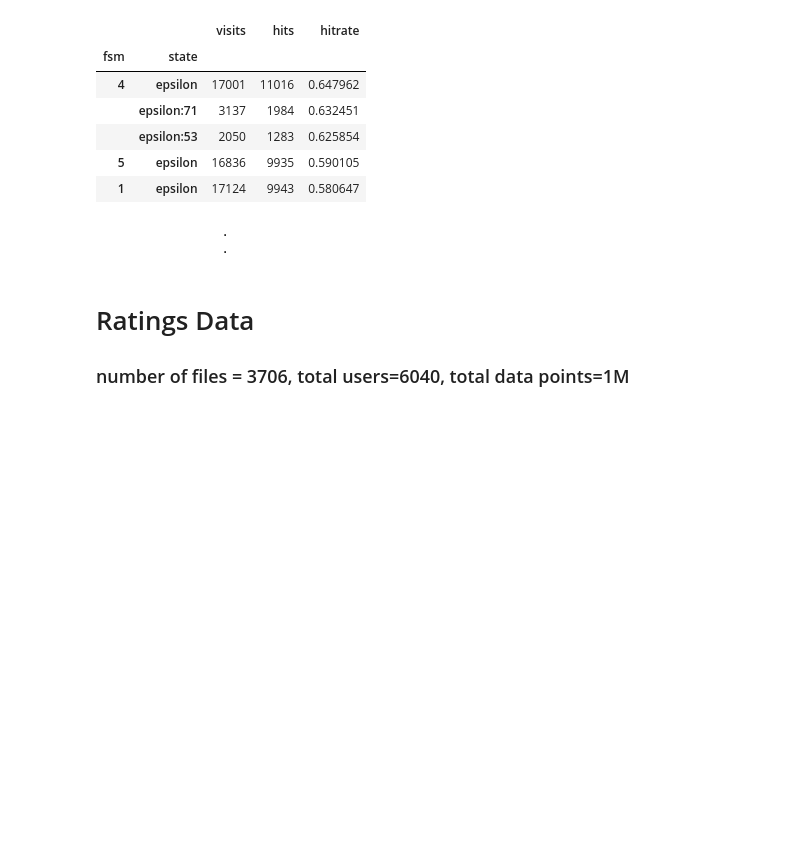
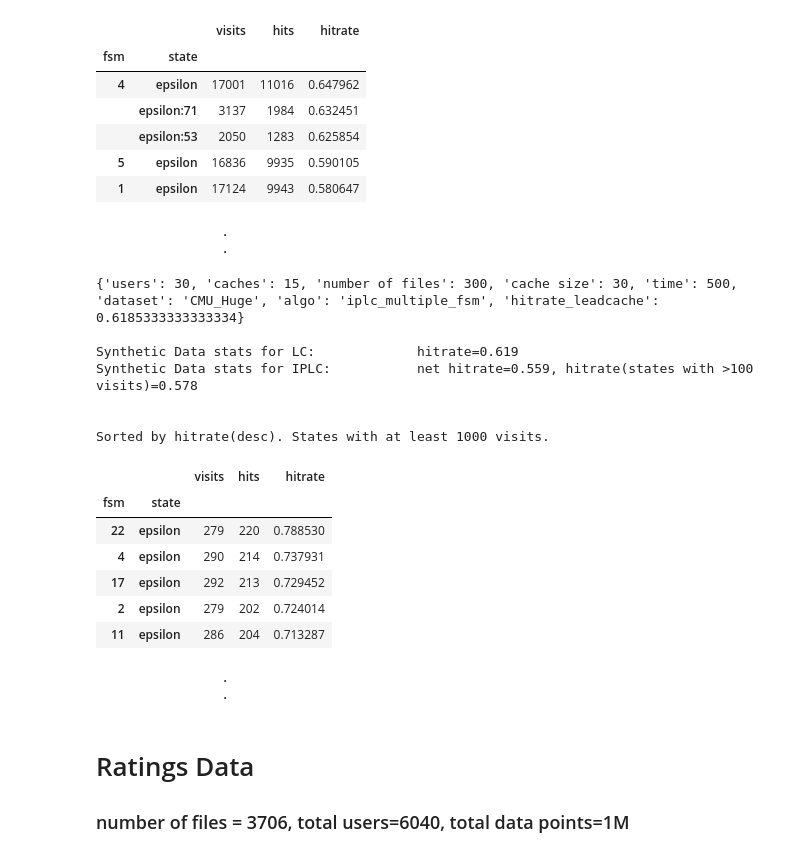
Before and after one commit to AtivJoshi/UniversalCaching, a Jupyter notebook: results.ipynb, the cells around one changed output. Cells and saved outputs as stored; diff of their text form; code cells hidden in the pictures; blank space fills up the shorter version.

Commit message:
added data

```diff
--- a/results.ipynb
+++ b/results.ipynb
@@ -72,6 +73,42 @@ Sorted by hitrate(desc). States with at least 1000 visits.
 | 1 | epsilon | 17124 | 9943 | 0.580647 |
                 .
                 .
+# %%
+## CMU Data Multi User
+## 'users': 30, 'caches': 15, 'number of files': 300, 'cache size': 30, 'time': 500
+## filename change using modulo
+with pd.HDFStore(f'data/cmu_iplc_multifsm_u30_c15_t500_d10_f300_2021_10_14_14_28_30.h5') as storage:
+    df=storage['df']
+    metadata=storage.get_storer('df').attrs.metadata
+    # metadata['dataset']='CMU_Huge'
+    # storage.get_storer('df').attrs.metadata=metadata
+_=metadata.pop('network_graph')
+_=metadata.pop('data_description')
+print(metadata)
+print(f'\nSynthetic Data stats for LC: \t\t hitrate={0.6185333333333334:.03f}')
+print(f'Synthetic Data stats for IPLC: \t\t net hitrate={0.5593333333333333:0.3f}, hitrate(states with >100 visits)={0.5780313508529276:0.3f}\n')
+df1=df.drop(df[df['visits']<100].index)
+# df['hits'].sum()/df['visits'].sum()
+df1.sort_values(by='hitrate',inplace=True,ascending=False)
+print('\nSorted by hitrate(desc). States with at least 1000 visits.')
+df1[:5];print('\t\t.\n\t\t.')
+# %% [output]
+{'users': 30, 'caches': 15, 'number of files': 300, 'cache size': 30, 'time': 500, 'dataset': 'CMU_Huge', 'algo': 'iplc_multiple_fsm', 'hitrate_leadcache': 0.6185333333333334}
+
+Synthetic Data stats for LC:             hitrate=0.619
+Synthetic Data stats for IPLC:           net hitrate=0.559, hitrate(states with >100 visits)=0.578
+
+
+Sorted by hitrate(desc). States with at least 1000 visits.
+|  |  | visits | hits | hitrate |
+| fsm | state |  |  |  |
+| 22 | epsilon | 279 | 220 | 0.788530 |
+| 4 | epsilon | 290 | 214 | 0.737931 |
+| 17 | epsilon | 292 | 213 | 0.729452 |
+| 2 | epsilon | 279 | 202 | 0.724014 |
+| 11 | epsilon | 286 | 204 | 0.713287 |
+                .
+                .
 # %% [markdown]
 # Ratings Data
 ### number of files = 3706, total users=6040, total data points=1M
```
Also changed, not shown: parts of 1 cell of this notebook.
